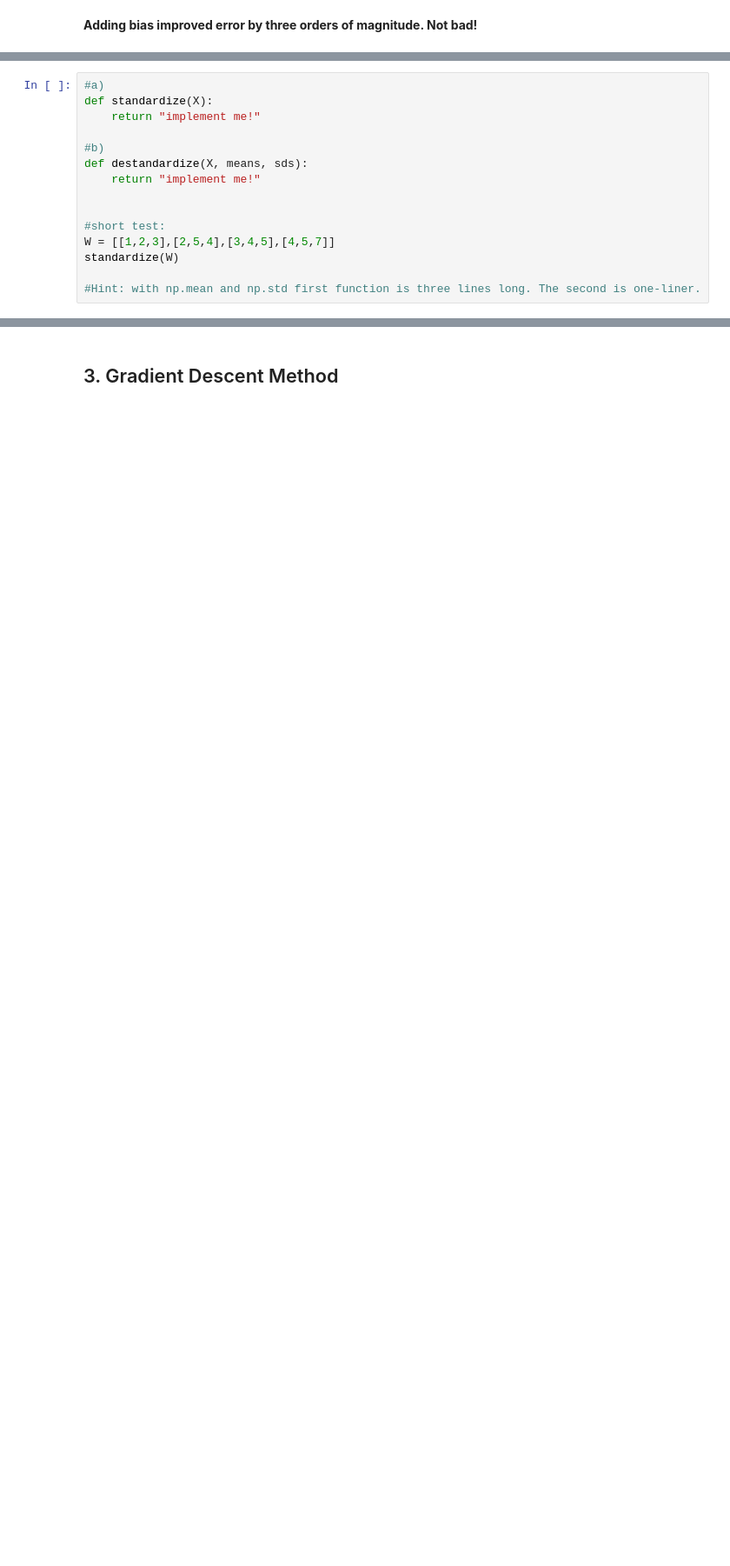
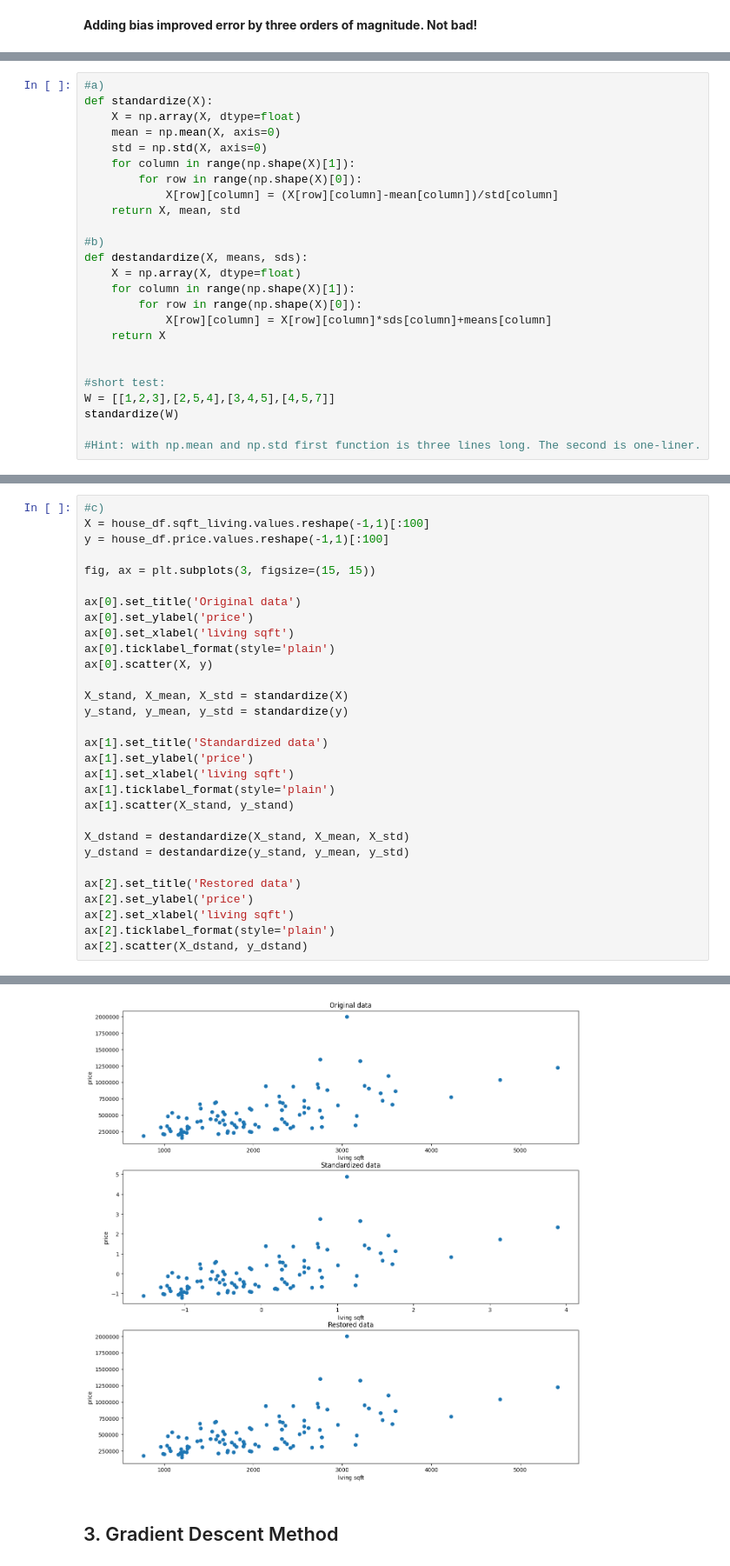
Before and after one commit to mawojcik/introduction_to_data_science, a Jupyter notebook: Lab_3/Assignment_3.ipynb, the cells around one changed output, grey strips where cells are left out. Shown at 87% size. Cells and saved outputs as stored; diff of their text form; blank space fills up the shorter version.

```diff
--- a/Lab_3/Assignment_3.ipynb
+++ b/Lab_3/Assignment_3.ipynb
@@ -212,11 +212,21 @@ c) Plot original $X,y$ data. Then plot it after standardization. Then plot it af
 # %%
 #a)
 def standardize(X):
-    return "implement me!"
+    X = np.array(X, dtype=float)
+    mean = np.mean(X, axis=0)
+    std = np.std(X, axis=0)
+    for column in range(np.shape(X)[1]):
+        for row in range(np.shape(X)[0]):
+            X[row][column] = (X[row][column]-mean[column])/std[column]
+    return X, mean, std
 
 #b)
 def destandardize(X, means, sds):
-    return "implement me!"
+    X = np.array(X, dtype=float)
+    for column in range(np.shape(X)[1]):
+        for row in range(np.shape(X)[0]):
+            X[row][column] = X[row][column]*sds[column]+means[column]
+    return X
 
 
 #short test:
@@ -228,0 +244,31 @@ standardize(W)
+# %%
+#c)
+X = house_df.sqft_living.values.reshape(-1,1)[:100]
+y = house_df.price.values.reshape(-1,1)[:100]
+
+fig, ax = plt.subplots(3, figsize=(15, 15))
+
+ax[0].set_title('Original data')
+ax[0].set_ylabel('price')
+ax[0].set_xlabel('living sqft')
+ax[0].ticklabel_format(style='plain')
+ax[0].scatter(X, y)
+
+X_stand, X_mean, X_std = standardize(X)
+y_stand, y_mean, y_std = standardize(y)
+
+ax[1].set_title('Standardized data')
+ax[1].set_ylabel('price')
+ax[1].set_xlabel('living sqft')
+ax[1].ticklabel_format(style='plain')
+ax[1].scatter(X_stand, y_stand)
+
+X_dstand = destandardize(X_stand, X_mean, X_std)
+y_dstand = destandardize(y_stand, y_mean, y_std)
+
+ax[2].set_title('Restored data')
+ax[2].set_ylabel('price')
+ax[2].set_xlabel('living sqft')
+ax[2].ticklabel_format(style='plain')
+ax[2].scatter(X_dstand, y_dstand)
+# %% [output]
@@ -229,3 +276,4 @@ standardize(W)
+[figure, added]
 # %% [markdown]
 ## 3. Gradient Descent Method
 # %% [markdown]
```
Also changed, not shown: parts of 9 cells of this notebook.
